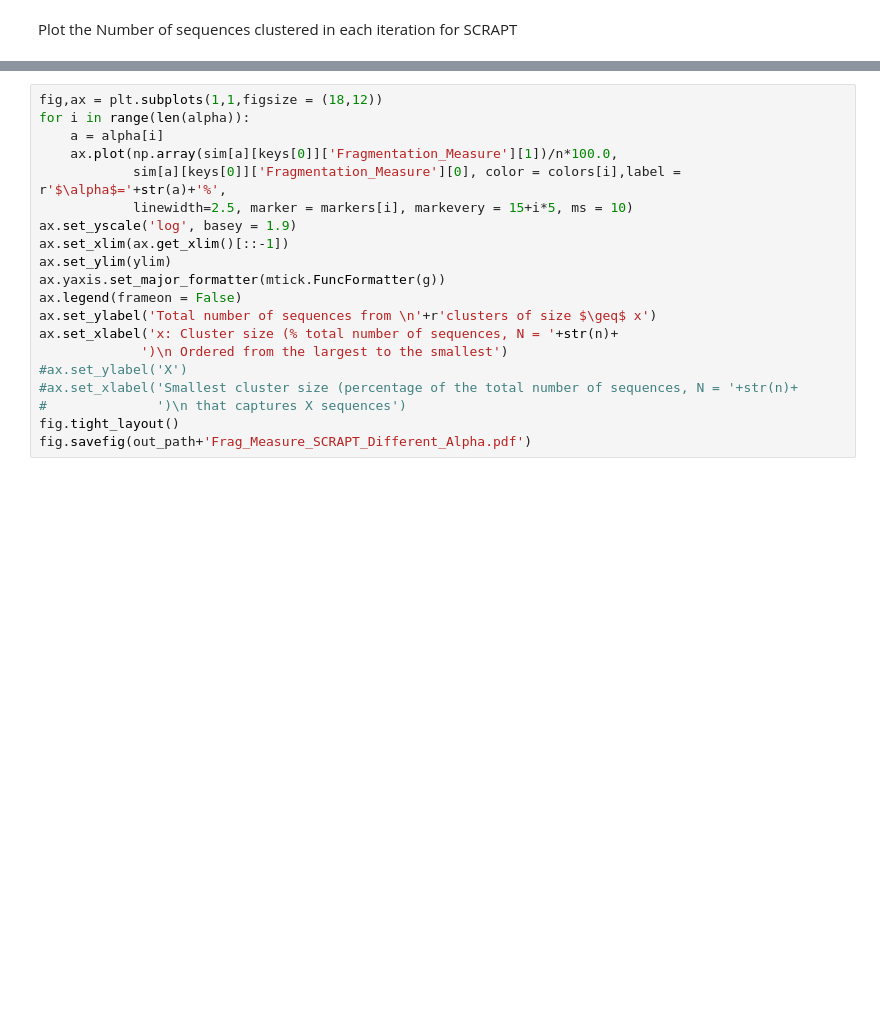
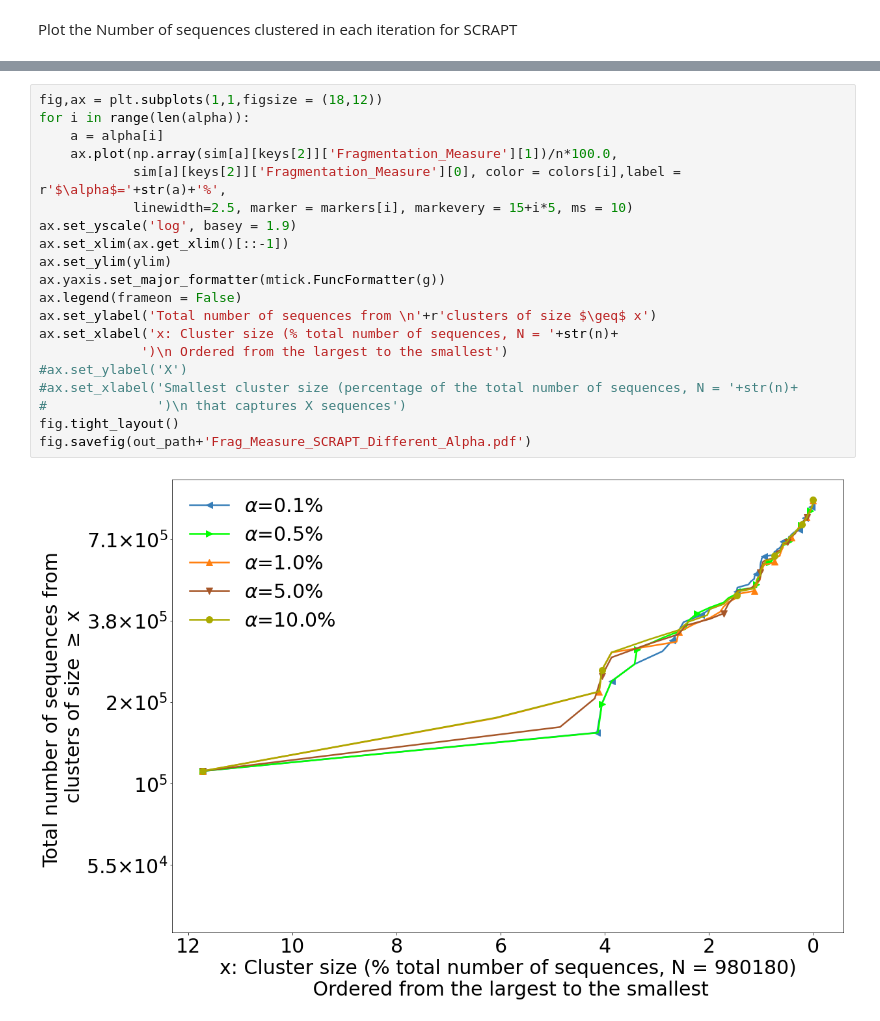
Before and after one commit to hsmurali/SCRAPT, a Jupyter notebook: Experiments/Summarize_Findings/Make_Charts_Clustering.ipynb, the cells around one changed output, grey strips where cells are left out. Cells and saved outputs as stored; diff of their text form; blank space fills up the shorter version.

```diff
--- a/Experiments/Summarize_Findings/Make_Charts_Clustering.ipynb
+++ b/Experiments/Summarize_Findings/Make_Charts_Clustering.ipynb
@@ -164,20 +181,22 @@ for a in alpha:
 # %%
 fig,ax = plt.subplots(1,1,figsize = (18,12))
 for i in range(len(alpha)):
     a = alpha[i]
-    ax.plot(np.array(sim[a][keys[0]]['Fragmentation_Measure'][1])/n*100.0,
-            sim[a][keys[0]]['Fragmentation_Measure'][0], color = colors[i],label = r'$\alpha$='+str(a)+'%',
+    ax.plot(np.array(sim[a][keys[2]]['Fragmentation_Measure'][1])/n*100.0,
+            sim[a][keys[2]]['Fragmentation_Measure'][0], color = colors[i],label = r'$\alpha$='+str(a)+'%',
             linewidth=2.5, marker = markers[i], markevery = 15+i*5, ms = 10)
 ax.set_yscale('log', basey = 1.9)
 ax.set_xlim(ax.get_xlim()[::-1])
 ax.set_ylim(ylim)
 ax.yaxis.set_major_formatter(mtick.FuncFormatter(g))
 ax.legend(frameon = False)
 ax.set_ylabel('Total number of sequences from \n'+r'clusters of size $\geq$ x')
 ax.set_xlabel('x: Cluster size (% total number of sequences, N = '+str(n)+
              ')\n Ordered from the largest to the smallest')
 #ax.set_ylabel('X')
 #ax.set_xlabel('Smallest cluster size (percentage of the total number of sequences, N = '+str(n)+
 #              ')\n that captures X sequences')
 fig.tight_layout()
 fig.savefig(out_path+'Frag_Measure_SCRAPT_Different_Alpha.pdf')
+# %% [output]
+[figure, added]
```
Also changed, not shown: parts of 6 cells of this notebook, 3 other files.
